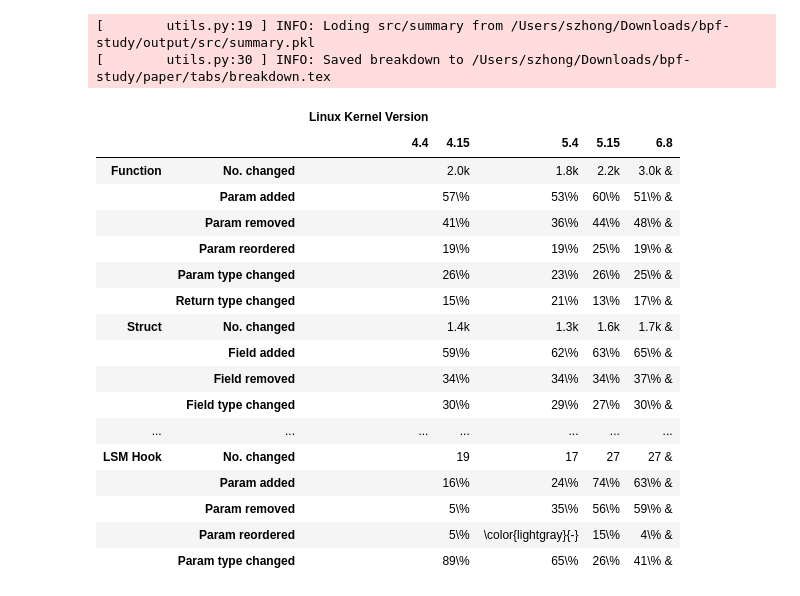
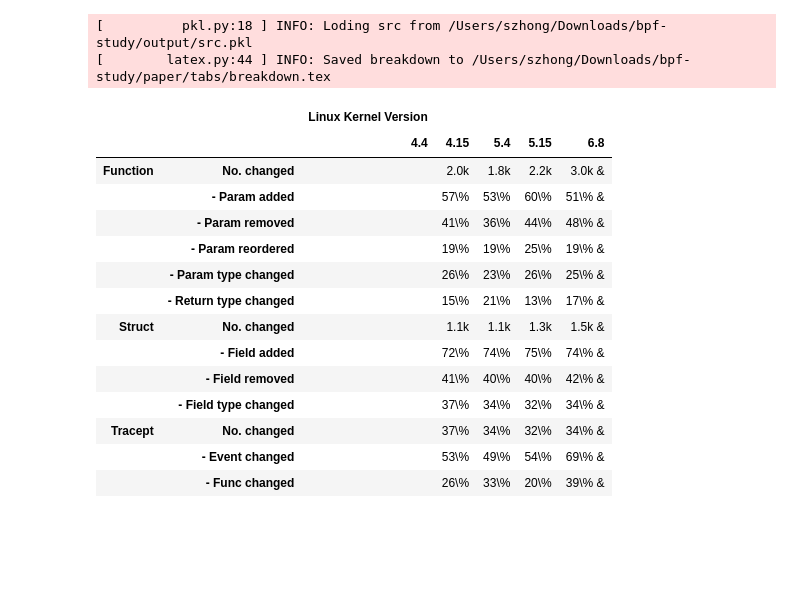
Before and after one commit to ShawnZhong/DepSurf, a Jupyter notebook: 35_src.ipynb, the cells around one changed output. Drawn from its saved outputs; the diff is of its cells as text; code cells hidden in the pictures; blank space fills up the shorter version.

```diff
--- a/35_src.ipynb
+++ b/35_src.ipynb
@@ -7,7 +7,7 @@ import pandas as pd
 from depsurf import DepKind, DiffResult, IssueEnum, VersionGroup
 from utils import GRAY_DASH, load_pkl, save_latex
 
-data: DiffResult = load_pkl("src/summary")
+data: DiffResult = load_pkl("src")
 
 
 col_names = {
@@ -71,5 +71,5 @@ latex = df.to_latex(multicolumn_format="c|", column_format="cc|rrrr|rrrr|rrrr|rr
 save_latex(latex, "src")
 
 
-# df
+df
 # %% [output]
@@ -81,12 +99,18 @@ import pandas as pd
 from depsurf import DepKind, DiffResult, IssueEnum, VersionGroup
 from utils import GRAY_DASH, load_pkl, save_latex, use_midrule
 
-data: DiffResult = load_pkl("src/summary")
+data: DiffResult = load_pkl("src")
 
 
 def multicolumn(s, n=2, format="c"):
     return r"\multicolumn{2}{ " + format + r"}{" + s + "}"
 
+
+KINDS = {
+    DepKind.FUNC: DepKind.FUNC,
+    DepKind.STRUCT: DepKind.STRUCT,
+    DepKind.TRACEPOINT: "Tracept",
+}
 
 results = {}
 for (group, pair), diffs in data.items():
@@ -98,71 +122,69 @@ for (group, pair), diffs in data.items():
     for (kind, key), v in diffs.items():
         if v == 0:
             continue
-        if kind == DepKind.SYSCALL:
-            continue
         if key in (IssueEnum.ADD, IssueEnum.REMOVE, IssueEnum.OLD, IssueEnum.NEW):
             continue
+        if kind == DepKind.TRACEPOINT and key not in (
+            IssueEnum.CHANGE,
+            IssueEnum.TRACE_EVENT_CHANGE,
+            IssueEnum.TRACE_FUNC_CHANGE,
+        ):
+            continue
+        kind = KINDS.get(kind)
+        if kind is None:
+            continue
+
         if key == IssueEnum.CHANGE:
             change = v
             if v > 1000:
                 s = f"{v / 1000:.1f}k"
-            else:
-                s = str(v)
-            if kind == DepKind.TRACEPOINT:
-                kind = "Tracept"
-            result[(kind, "No. changed")] = s
-            continue
+            key = "No. changed"
+        else:
+            key = f" - {key}"
+            s = f"{v / change * 100:.0f}" + r"\%"
 
-        if kind == DepKind.TRACEPOINT:
-            if key not in (IssueEnum.TRACE_EVENT_CHANGE, IssueEnum.TRACE_FUNC_CHANGE):
-                continue
-            kind = "Tracept"
-
-        result[(kind, key)] = f"{v / change * 100:.0f}" + r"\%"
+        result[(kind, key)] = s
 
     v1 = group.version_to_str(pair.v1)
     v2 = group.version_to_str(pair.v2)
 
     def header(v):
         return ("Linux Kernel Version", v)
 
     if pair.v1 == list(group)[0]:
         results[header(v1)] = {k: "" for k in result.keys()}
     results[header(v2)] = result
 
 df = pd.DataFrame(results)
 df = df.fillna(GRAY_DASH)
 df.iloc[:, -1] = df.iloc[:, -1].apply(lambda x: x + " &")
 latex = df.to_latex(multicolumn_format="c", column_format="cl|" + "r" * 7)
 latex = latex.replace(
     r"\multicolumn{5}{c}{Linux Kernel Version}",
     r"\multicolumn{6}{c}{Linux Kernel Version}",
 )
 latex = latex.replace(
     "4.4 & 4.15 & 5.4 & 5.15 & 6.8",
     r"\multicolumn{6}{c}{4.4 \quad 4.15 \quad 5.4 \quad 5.15 \quad 6.8}",
 )
 latex = use_midrule(latex)
 save_latex(latex, "breakdown")
 df
 # %% [output]
-[        utils.py:19 ] INFO: Loding src/summary from /Users/szhong/Downloads/bpf-study/output/src/summary.pkl
-[        utils.py:30 ] INFO: Saved breakdown to /Users/szhong/Downloads/bpf-study/paper/tabs/breakdown.tex
+[          pkl.py:18 ] INFO: Loding src from /Users/szhong/Downloads/bpf-study/output/src.pkl
+[        latex.py:44 ] INFO: Saved breakdown to /Users/szhong/Downloads/bpf-study/paper/tabs/breakdown.tex
 |  |  | Linux Kernel Version |  |  |  |  |
 |  |  | 4.4 | 4.15 | 5.4 | 5.15 | 6.8 |
 | Function | No. changed |  | 2.0k | 1.8k | 2.2k | 3.0k & |
-|  | Param added |  | 57\% | 53\% | 60\% | 51\% & |
-|  | Param removed |  | 41\% | 36\% | 44\% | 48\% & |
-|  | Param reordered |  | 19\% | 19\% | 25\% | 19\% & |
-|  | Param type changed |  | 26\% | 23\% | 26\% | 25\% & |
-|  | Return type changed |  | 15\% | 21\% | 13\% | 17\% & |
-| Struct | No. changed |  | 1.4k | 1.3k | 1.6k | 1.7k & |
-|  | Field added |  | 59\% | 62\% | 63\% | 65\% & |
-|  | Field removed |  | 34\% | 34\% | 34\% | 37\% & |
-|  | Field type changed |  | 30\% | 29\% | 27\% | 30\% & |
-| ... | ... | ... | ... | ... | ... | ... |
-| LSM Hook | No. changed |  | 19 | 17 | 27 | 27 & |
-|  | Param added |  | 16\% | 24\% | 74\% | 63\% & |
-|  | Param removed |  | 5\% | 35\% | 56\% | 59\% & |
-|  | Param reordered |  | 5\% | \color{lightgray}{-} | 15\% | 4\% & |
-|  | Param type changed |  | 89\% | 65\% | 26\% | 41\% & |
+|  | - Param added |  | 57\% | 53\% | 60\% | 51\% & |
+|  | - Param removed |  | 41\% | 36\% | 44\% | 48\% & |
+|  | - Param reordered |  | 19\% | 19\% | 25\% | 19\% & |
+|  | - Param type changed |  | 26\% | 23\% | 26\% | 25\% & |
+|  | - Return type changed |  | 15\% | 21\% | 13\% | 17\% & |
+| Struct | No. changed |  | 1.1k | 1.1k | 1.3k | 1.5k & |
+|  | - Field added |  | 72\% | 74\% | 75\% | 74\% & |
+|  | - Field removed |  | 41\% | 40\% | 40\% | 42\% & |
+|  | - Field type changed |  | 37\% | 34\% | 32\% | 34\% & |
+| Tracept | No. changed |  | 37\% | 34\% | 32\% | 34\% & |
+|  | - Event changed |  | 53\% | 49\% | 54\% | 69\% & |
+|  | - Func changed |  | 26\% | 33\% | 20\% | 39\% & |
```
Also changed, not shown: parts of 1 cell of this notebook, 2 other files.
